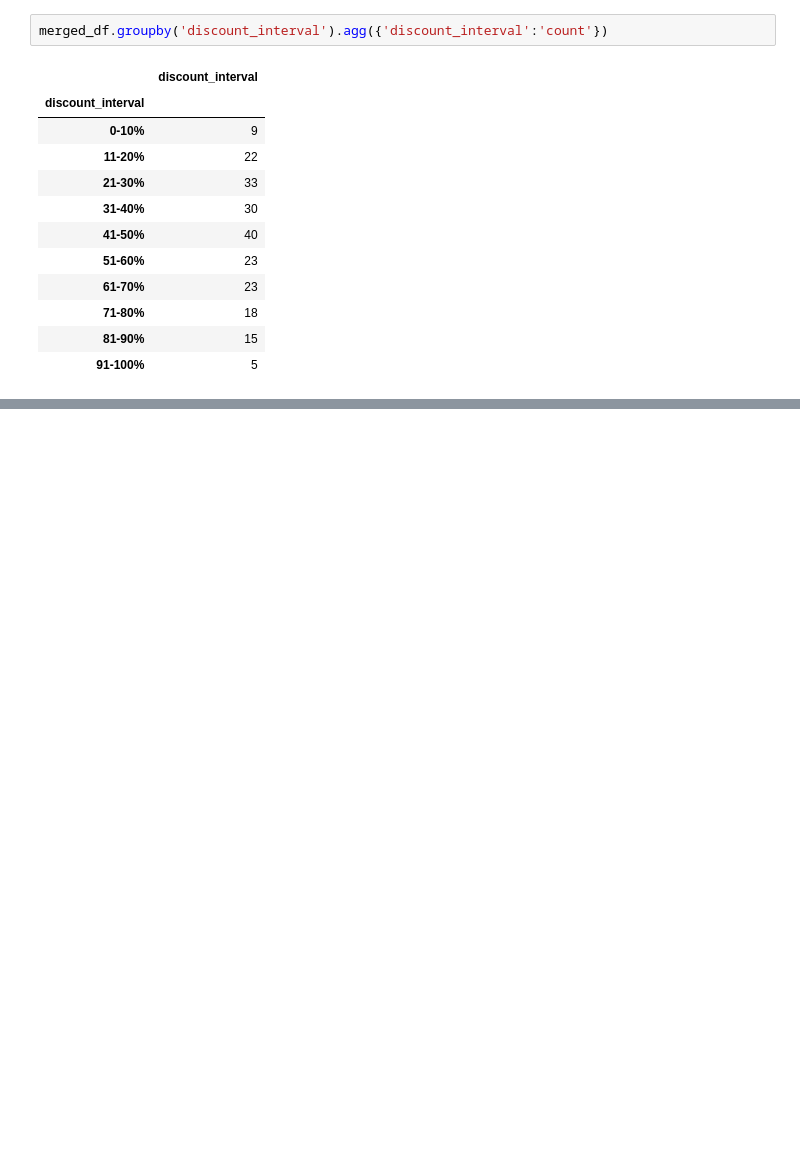
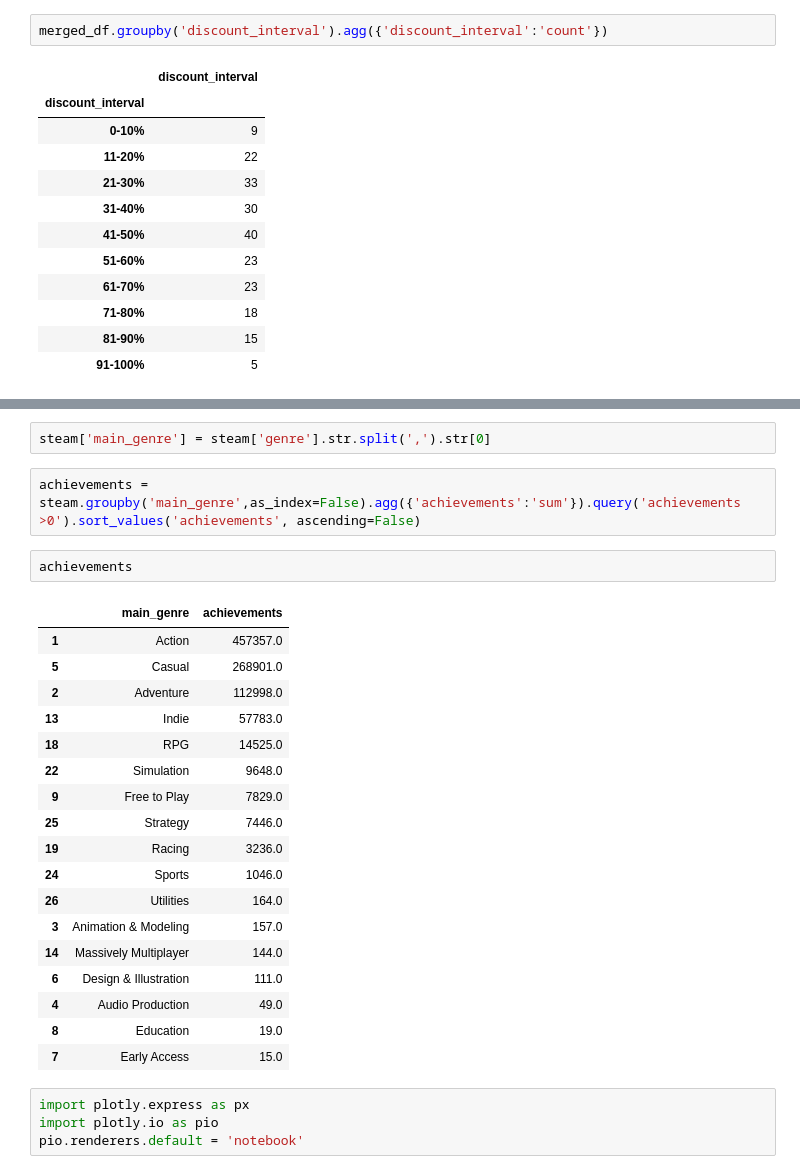
Before and after one commit to rankwicz/Pet_project, a Jupyter notebook: pet_project.ipynb, the cells around one changed output, grey strips where cells are left out. Drawn from its saved outputs; the diff is of its cells as text; blank space fills up the shorter version.

```diff
--- a/pet_project.ipynb
+++ b/pet_project.ipynb
@@ -250,0 +224,29 @@ merged_df
+# %%
+steam['main_genre'] = steam['genre'].str.split(',').str[0]
+# %%
+achievements = steam.groupby('main_genre',as_index=False).agg({'achievements':'sum'}).query('achievements >0').sort_values('achievements', ascending=False)
+# %%
+achievements
+# %% [output]
+|  | main_genre | achievements |
+| 1 | Action | 457357.0 |
+| 5 | Casual | 268901.0 |
+| 2 | Adventure | 112998.0 |
+| 13 | Indie | 57783.0 |
+| 18 | RPG | 14525.0 |
+| 22 | Simulation | 9648.0 |
+| 9 | Free to Play | 7829.0 |
+| 25 | Strategy | 7446.0 |
+| 19 | Racing | 3236.0 |
+| 24 | Sports | 1046.0 |
+| 26 | Utilities | 164.0 |
+| 3 | Animation & Modeling | 157.0 |
+| 14 | Massively Multiplayer | 144.0 |
+| 6 | Design & Illustration | 111.0 |
+| 4 | Audio Production | 49.0 |
+| 8 | Education | 19.0 |
+| 7 | Early Access | 15.0 |
+# %%
+import plotly.express as px
+import plotly.io as pio
+pio.renderers.default = 'notebook'
```
Also changed, not shown: parts of 5 cells of this notebook.
